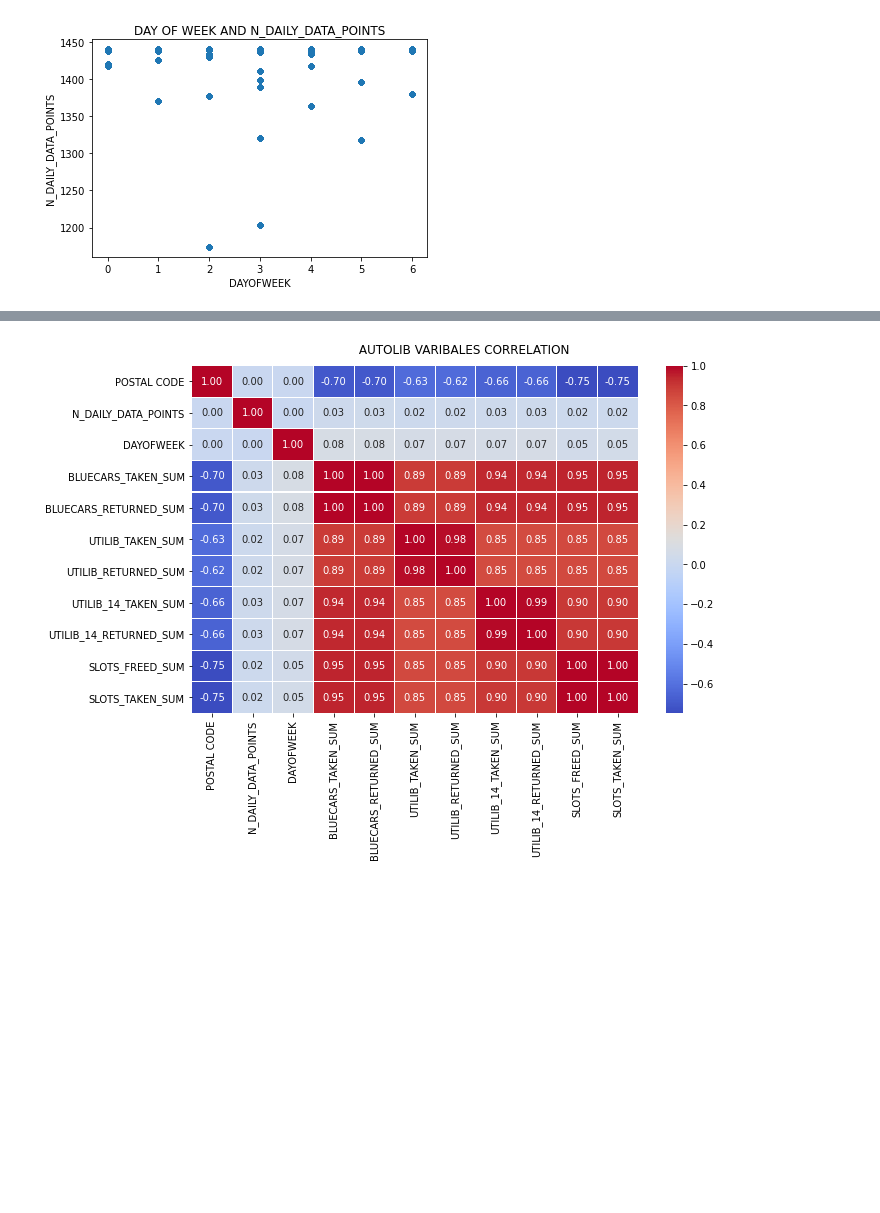
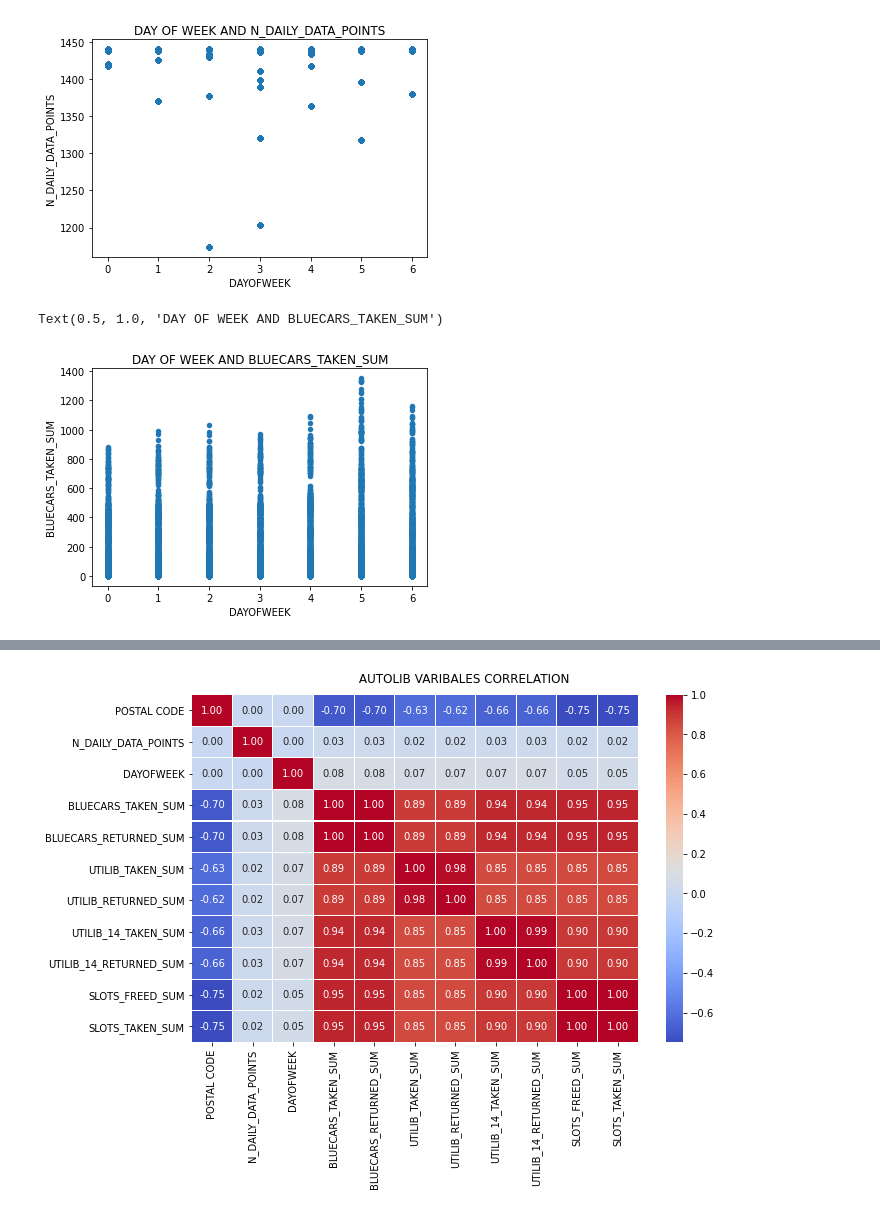
Before and after one commit to Kevinsamuelgitau/W9-IP, a Jupyter notebook: SAMUEL_GITAU_IP_CORE_W4.ipynb, the cells around one changed output, grey strips where cells are left out. Cells and saved outputs as stored; diff of their text form; code cells hidden in the pictures; blank space fills up the shorter version.

```diff
--- a/SAMUEL_GITAU_IP_CORE_W4.ipynb
+++ b/SAMUEL_GITAU_IP_CORE_W4.ipynb
@@ -295,3 +295,10 @@ plt.title("DAY OF WEEK AND N_DAILY_DATA_POINTS")
 # %% [output]
 Text(0.5, 1.0, 'DAY OF WEEK AND N_DAILY_DATA_POINTS')
 [figure]
+# %%
+ # VISUALIZING RELATIONSHIP BETWEEN DAY OF WEEK AND BLUECARS_TAKEN_SUM
+df.plot(x= 'DAYOFWEEK', y= 'BLUECARS_TAKEN_SUM', kind = "scatter")
+plt.title("DAY OF WEEK AND BLUECARS_TAKEN_SUM")
+# %% [output]
+Text(0.5, 1.0, 'DAY OF WEEK AND BLUECARS_TAKEN_SUM')
+[figure, added]
```
Also changed, not shown: parts of 9 cells of this notebook.
